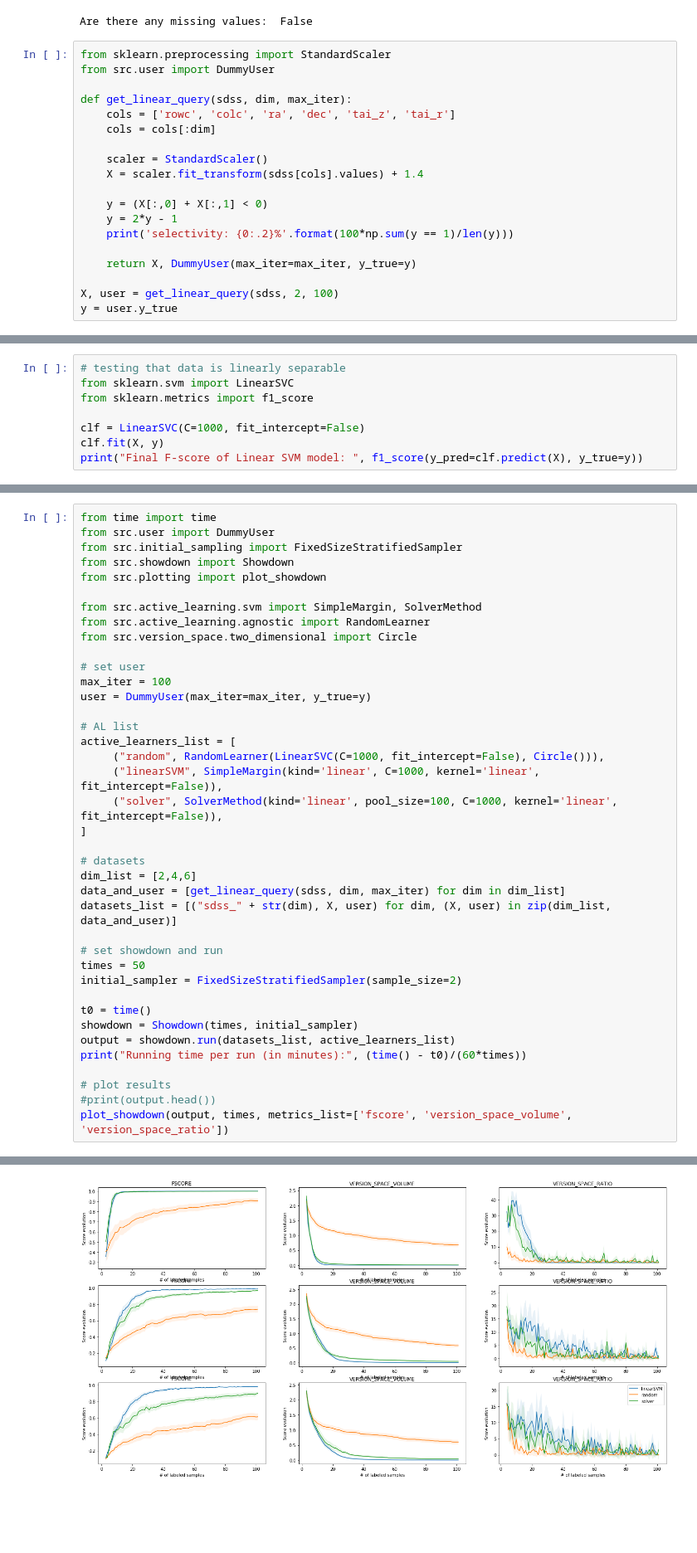
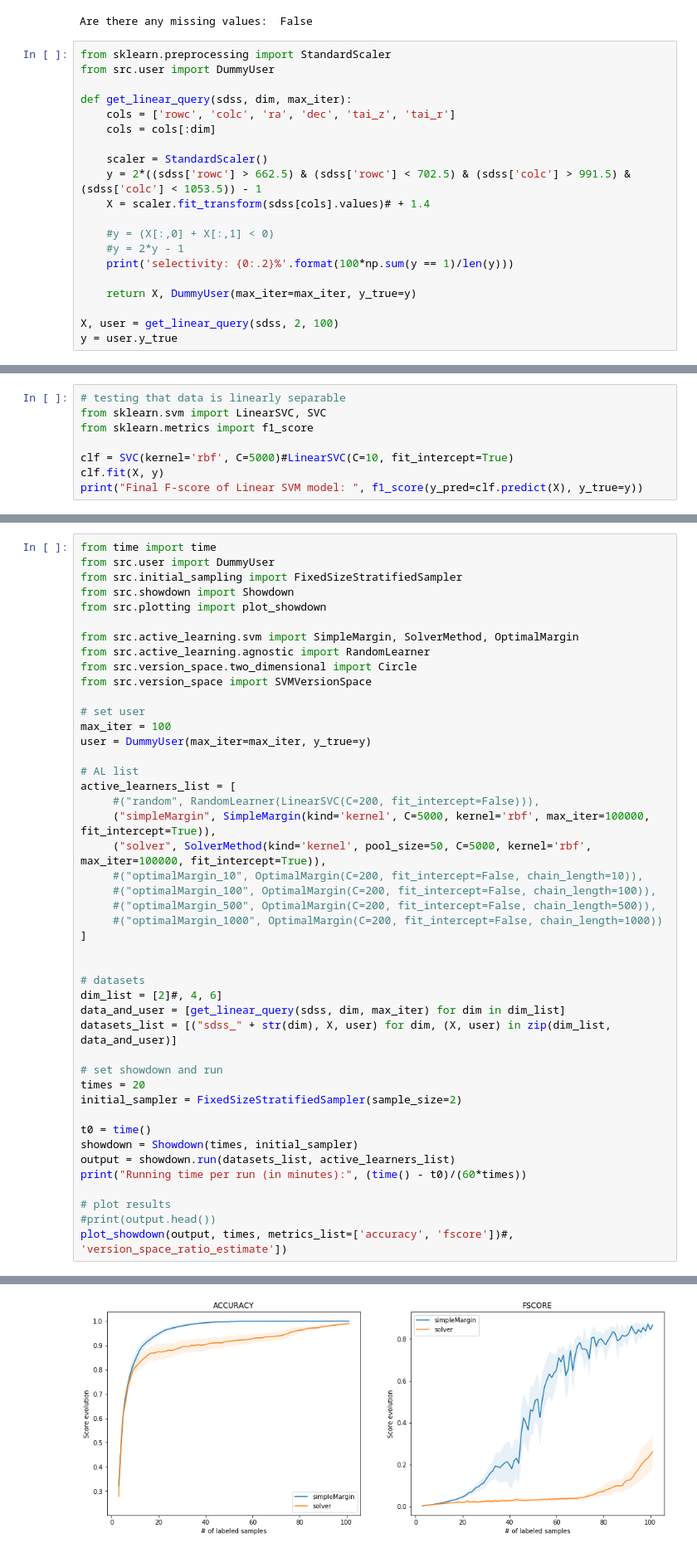
Before and after one commit to AIDEmeProject/PythonMiddleware, a Jupyter notebook: notebooks/sdss tests.ipynb, the cells around one changed output, grey strips where cells are left out. Shown at 83% size. Cells and saved outputs as stored; diff of their text form; blank space fills up the shorter version.

```diff
--- a/notebooks/sdss tests.ipynb
+++ b/notebooks/sdss tests.ipynb
@@ -42,10 +42,11 @@ def get_linear_query(sdss, dim, max_iter):
     cols = cols[:dim]
 
     scaler = StandardScaler()
-    X = scaler.fit_transform(sdss[cols].values) + 1.4
+    y = 2*((sdss['rowc'] > 662.5) & (sdss['rowc'] < 702.5) & (sdss['colc'] > 991.5) & (sdss['colc'] < 1053.5)) - 1
+    X = scaler.fit_transform(sdss[cols].values)# + 1.4
 
-    y = (X[:,0] + X[:,1] < 0)
-    y = 2*y - 1
+    #y = (X[:,0] + X[:,1] < 0)
+    #y = 2*y - 1
     print('selectivity: {0:.2}%'.format(100*np.sum(y == 1)/len(y)))
 
     return X, DummyUser(max_iter=max_iter, y_true=y)
@@ -64,9 +65,9 @@ plt.show()
 # %%
 # testing that data is linearly separable
-from sklearn.svm import LinearSVC
+from sklearn.svm import LinearSVC, SVC
 from sklearn.metrics import f1_score
 
-clf = LinearSVC(C=1000, fit_intercept=False)
+clf = SVC(kernel='rbf', C=5000)#LinearSVC(C=10, fit_intercept=True)
 clf.fit(X, y)
 print("Final F-score of Linear SVM model: ", f1_score(y_pred=clf.predict(X), y_true=y))
 # %% [output]
@@ -78,9 +79,10 @@ from src.initial_sampling import FixedSizeStratifiedSampler
 from src.showdown import Showdown
 from src.plotting import plot_showdown
 
-from src.active_learning.svm import SimpleMargin, SolverMethod
+from src.active_learning.svm import SimpleMargin, SolverMethod, OptimalMargin
 from src.active_learning.agnostic import RandomLearner
 from src.version_space.two_dimensional import Circle
+from src.version_space import SVMVersionSpace
 
 # set user
 max_iter = 100
@@ -88,18 +90,23 @@ user = DummyUser(max_iter=max_iter, y_true=y)
 
 # AL list
 active_learners_list = [
-     ("random", RandomLearner(LinearSVC(C=1000, fit_intercept=False), Circle())),
-     ("linearSVM", SimpleMargin(kind='linear', C=1000, kernel='linear', fit_intercept=False)),
-     ("solver", SolverMethod(kind='linear', pool_size=100, C=1000, kernel='linear', fit_intercept=False)),
+     #("random", RandomLearner(LinearSVC(C=200, fit_intercept=False))),
+     ("simpleMargin", SimpleMargin(kind='kernel', C=5000, kernel='rbf', max_iter=100000, fit_intercept=True)),
+     ("solver", SolverMethod(kind='kernel', pool_size=50, C=5000, kernel='rbf', max_iter=100000, fit_intercept=True)),
+     #("optimalMargin_10", OptimalMargin(C=200, fit_intercept=False, chain_length=10)),
+     #("optimalMargin_100", OptimalMargin(C=200, fit_intercept=False, chain_length=100)),
+     #("optimalMargin_500", OptimalMargin(C=200, fit_intercept=False, chain_length=500)),
+     #("optimalMargin_1000", OptimalMargin(C=200, fit_intercept=False, chain_length=1000))
 ]
 
+
 # datasets
-dim_list = [2,4,6]
+dim_list = [2]#, 4, 6]
 data_and_user = [get_linear_query(sdss, dim, max_iter) for dim in dim_list]
 datasets_list = [("sdss_" + str(dim), X, user) for dim, (X, user) in zip(dim_list, data_and_user)]
 
 # set showdown and run
-times = 50
+times = 20
 initial_sampler = FixedSizeStratifiedSampler(sample_size=2)
 
 t0 = time()
@@ -109,5 +116,5 @@ print("Running time per run (in minutes):", (time() - t0)/(60*times))
 
 # plot results
 #print(output.head())
-plot_showdown(output, times, metrics_list=['fscore', 'version_space_volume', 'version_space_ratio'])
+plot_showdown(output, times, metrics_list=['accuracy', 'fscore'])#, 'version_space_ratio_estimate'])
 # %% [output]
@@ -118 +123 @@ Running time per run (in minutes): 0.41633327094713846
-[figure, old version]
+[figure, new version]
```
Also changed, not shown: parts of 6 cells of this notebook, 13 other files.
